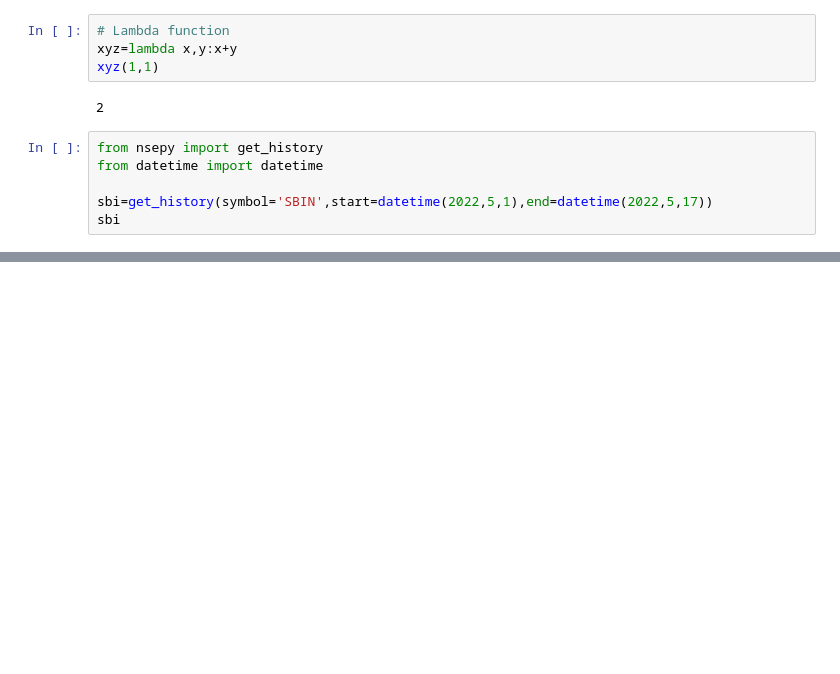
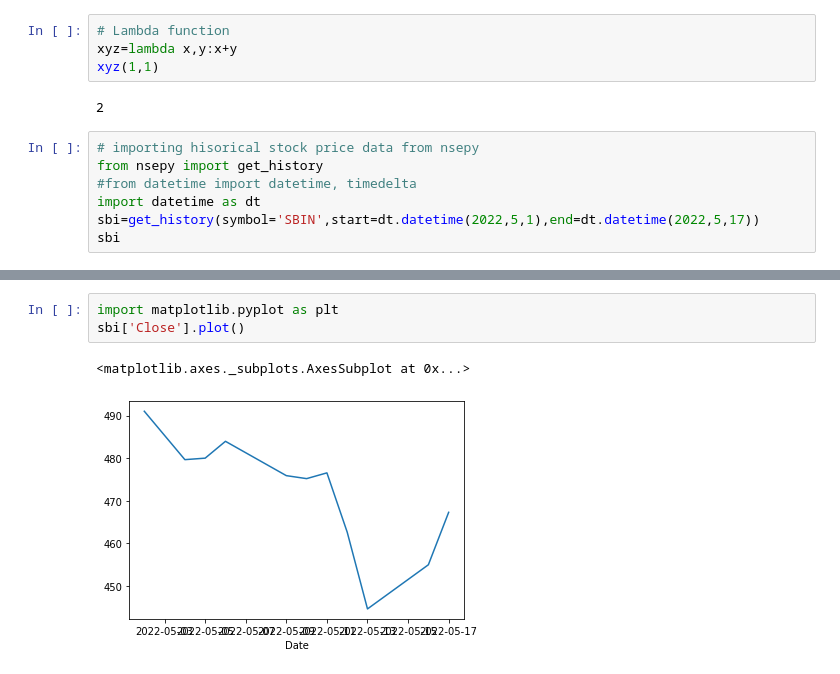
Before and after one commit to gkondayya/ACP2021, a Jupyter notebook: Python_Options_Backtest.ipynb, the cells around one changed output, grey strips where cells are left out. Cells and saved outputs as stored; diff of their text form; blank space fills up the shorter version.

```diff
--- a/Python_Options_Backtest.ipynb
+++ b/Python_Options_Backtest.ipynb
@@ -143,10 +143,11 @@ xyz(1,1)
 # %% [output]
 2
 # %%
+# importing hisorical stock price data from nsepy
 from nsepy import get_history
-from datetime import datetime
-
-sbi=get_history(symbol='SBIN',start=datetime(2022,5,1),end=datetime(2022,5,17))
+#from datetime import datetime, timedelta
+import datetime as dt
+sbi=get_history(symbol='SBIN',start=dt.datetime(2022,5,1),end=dt.datetime(2022,5,17))
 sbi
 # %% [output]
 |  | Symbol | Series | Prev Close | Open | High | Low | Last | Close | VWAP | Volume | Turnover | ... |
@@ -162,3 +163,9 @@ sbi
 | 2022-05-13 | SBIN | EQ | 462.65 | 469.45 | 477.00 | 439.75 | 440.50 | 444.65 | 461.88 | 61403008 | 2.836053e+15 | ... |
 | 2022-05-16 | SBIN | EQ | 444.65 | 445.00 | 461.50 | 438.85 | 456.00 | 455.00 | 454.93 | 27940958 | 1.271105e+15 | ... |
 | 2022-05-17 | SBIN | EQ | 455.00 | 458.30 | 469.65 | 456.15 | 467.45 | 467.30 | 462.65 | 16880698 | 7.809801e+14 | ... |
+# %%
+import matplotlib.pyplot as plt
+sbi['Close'].plot()
+# %% [output]
+<matplotlib.axes._subplots.AxesSubplot at 0x...>
+[figure, added]
```
Also changed, not shown: parts of 9 cells of this notebook.
